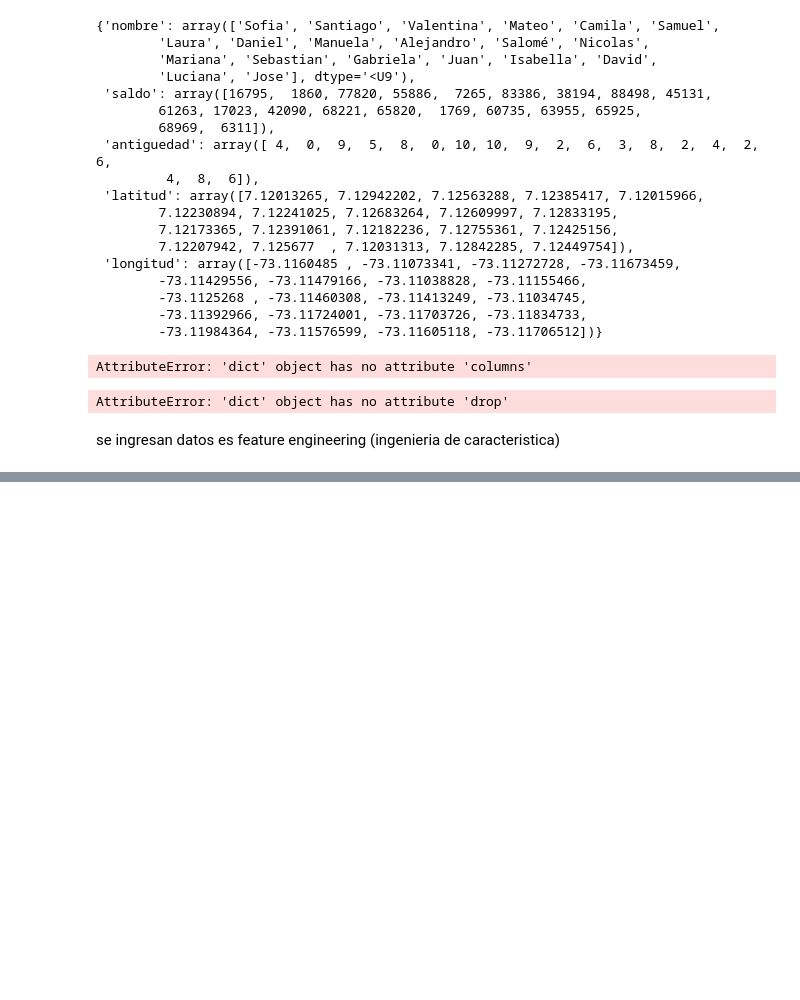
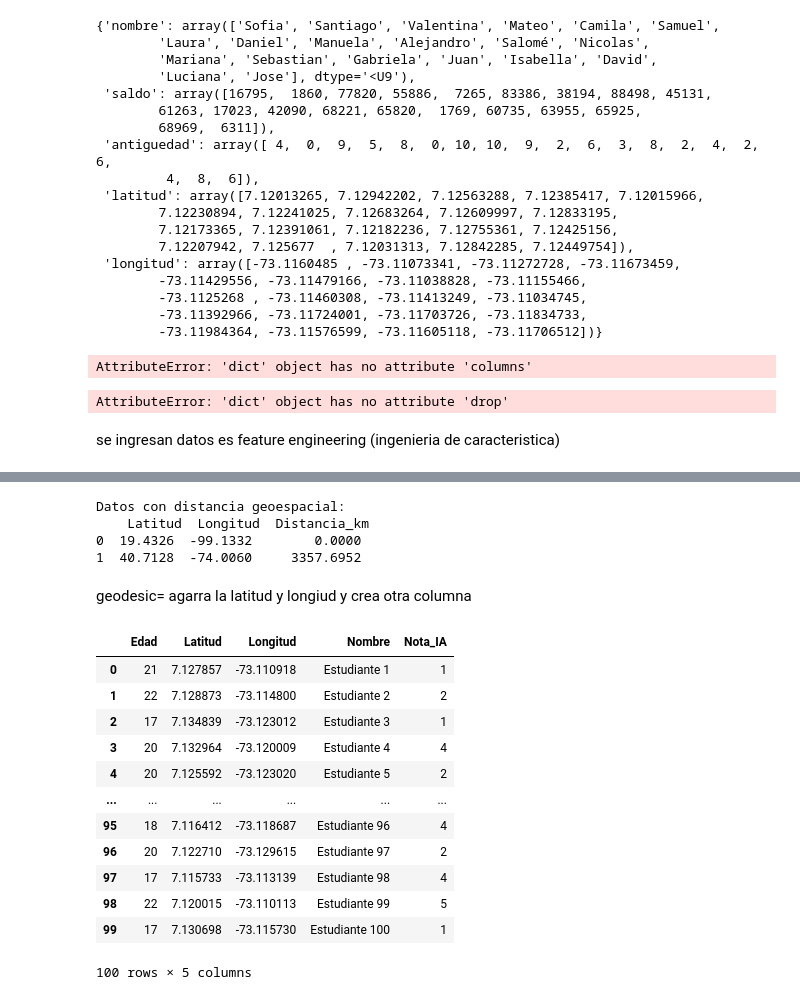
Before and after one commit to IsabelVargas2/Curso-Inteligencia-Artificial, a Jupyter notebook: eda_apuntes_de_clase.ipynb, the cells around one changed output, grey strips where cells are left out. Saved outputs shown, nothing was run; the diff lists cells and outputs as text; code cells hidden in the pictures; blank space fills up the shorter version.

```diff
--- a/eda_apuntes_de_clase.ipynb
+++ b/eda_apuntes_de_clase.ipynb
@@ -920,0 +1003,75 @@ se ingresan datos es feature engineering (ingenieria de caracteristica)
+# %%
+from geopy.distance import geodesic
+
+
+# Coordenadas de dos ubicaciones
+data_geo = pd.DataFrame({
+    "Latitud": [19.4326, 40.7128],  # Ciudad de México, Nueva York
+    "Longitud": [-99.1332, -74.0060]
+})
+
+
+# Calcular distancias desde un punto de referencia
+referencia = (19.4326, -99.1332)  # Ciudad de México
+data_geo["Distancia_km"] = data_geo.apply(
+    lambda row: geodesic(referencia, (row["Latitud"], row["Longitud"])).kilometers, axis=1
+)
+print("\nDatos con distancia geoespacial:\n", data_geo)
+# %% [output]
+Datos con distancia geoespacial:
+    Latitud  Longitud  Distancia_km
+0  19.4326  -99.1332        0.0000
+1  40.7128  -74.0060     3357.6952
+# %% [markdown]
+geodesic= agarra la latitud y longiud y crea otra columna
+# %%
+# prompt: crear un dataframe con datos sintéticos que tenga la edad que va de 17 a 22 años, la ubicación (latitud y longitud) en la perfieria de bucaramanga, el nombre de estudiante, la nota de inteligencia artificial  1 a 5.
+np.random.seed(0)
+import pandas as pd
+import numpy as np
+
+# Número de estudiantes
+n_students = 100
+
+# Generar edades aleatorias entre 17 y 22
+edades = np.random.randint(17, 23, size=n_students)
+
+# Definir coordenadas centrales de Bucaramanga
+lat_center = 7.1254
+lon_center = -73.1198
+
+# Generar coordenadas aleatorias alrededor del centro (periferia)
+radio = 3  # Radio en kilómetros
+latitudes = lat_center + np.random.uniform(-0.01, 0.01, size=n_students) # Ajuste para obtener una variación en la latitud dentro del radio aproximado
+longitudes = lon_center + np.random.uniform(-0.01, 0.01, size=n_students) # Ajuste para obtener una variación en la longitud dentro del radio aproximado
+
+# Generar nombres de estudiantes aleatorios (ejemplo)
+nombres = [f"Estudiante {i}" for i in range(1, n_students + 1)]
+
+# Generar notas de IA aleatorias entre 1 y 5
+notas_ia = np.random.randint(1, 6, size=n_students)
+
+# Crear el DataFrame
+df = pd.DataFrame({
+    "Edad": edades,
+    "Latitud": latitudes,
+    "Longitud": longitudes,
+    "Nombre": nombres,
+    "Nota_IA": notas_ia
+})
+
+df
+# %% [output]
+|  | Edad | Latitud | Longitud | Nombre | Nota_IA |
+| 0 | 21 | 7.127857 | -73.110918 | Estudiante 1 | 1 |
+| 1 | 22 | 7.128873 | -73.114800 | Estudiante 2 | 2 |
+| 2 | 17 | 7.134839 | -73.123012 | Estudiante 3 | 1 |
+| 3 | 20 | 7.132964 | -73.120009 | Estudiante 4 | 4 |
+| 4 | 20 | 7.125592 | -73.123020 | Estudiante 5 | 2 |
+| ... | ... | ... | ... | ... | ... |
+| 95 | 18 | 7.116412 | -73.118687 | Estudiante 96 | 4 |
+| 96 | 20 | 7.122710 | -73.129615 | Estudiante 97 | 2 |
+| 97 | 17 | 7.115733 | -73.113139 | Estudiante 98 | 4 |
+| 98 | 22 | 7.120015 | -73.110113 | Estudiante 99 | 5 |
+| 99 | 17 | 7.130698 | -73.115730 | Estudiante 100 | 1 |
+100 rows × 5 columns
```
Also changed, not shown: parts of 10 cells of this notebook.
